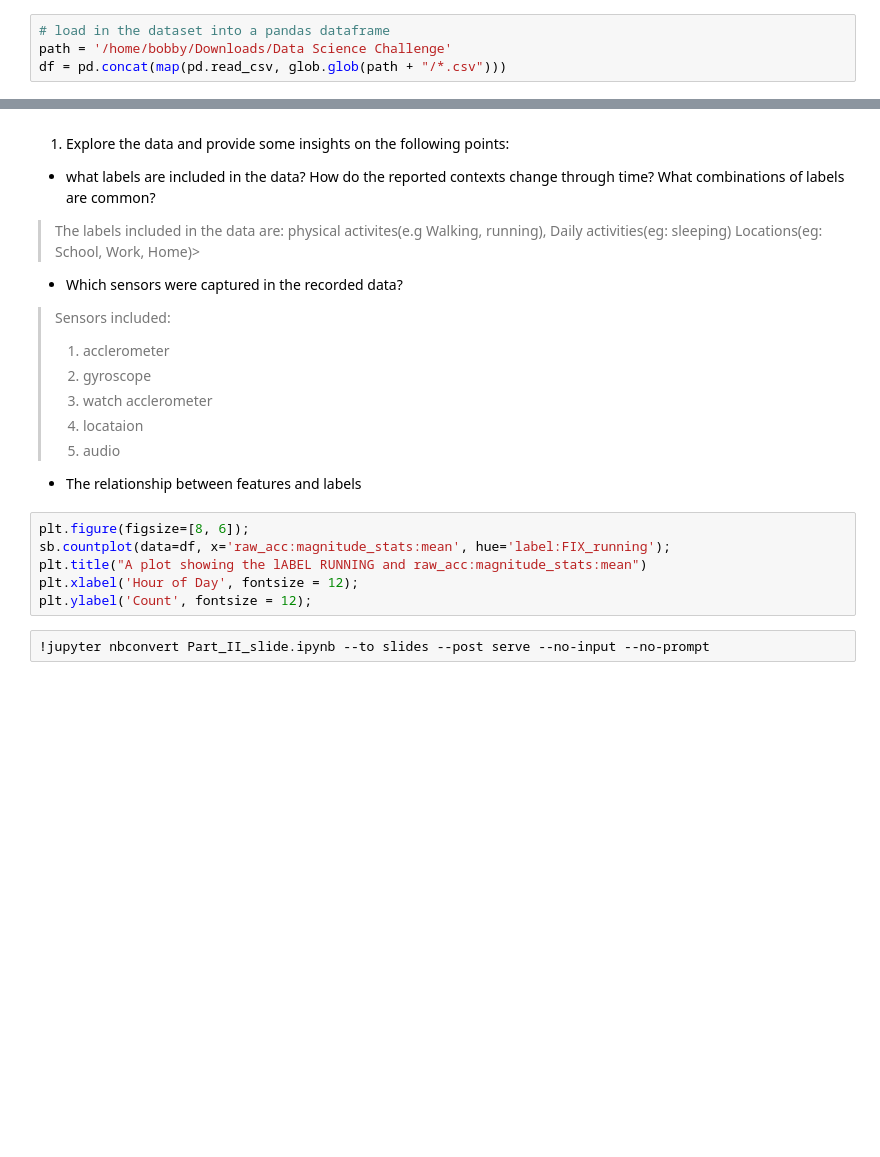
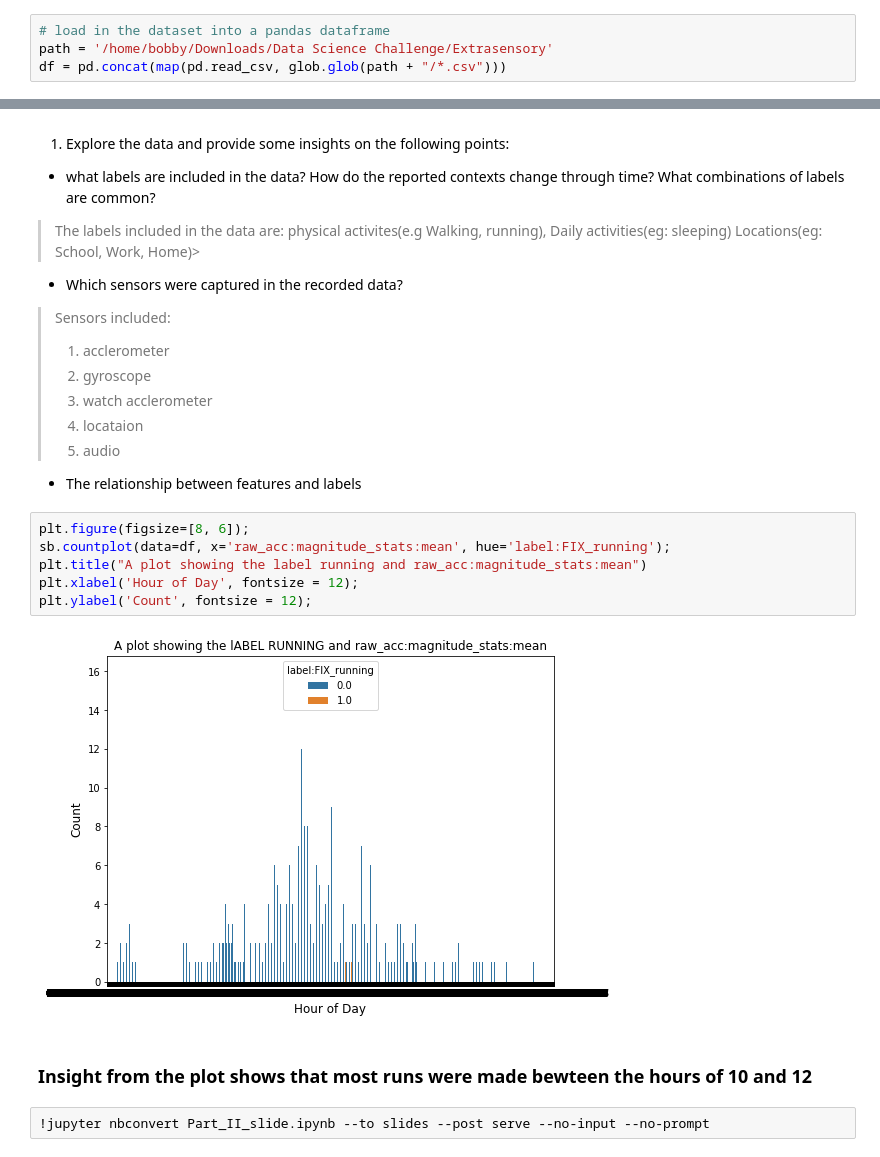
Before and after one commit to robertson-oa/DS_Challenge, a Jupyter notebook: Part_II_slide.ipynb, the cells around one changed output, grey strips where cells are left out. Saved outputs shown, nothing was run; the diff lists cells and outputs as text; blank space fills up the shorter version.

```diff
--- a/Part_II_slide.ipynb
+++ b/Part_II_slide.ipynb
@@ -30,7 +30,7 @@ base_color = sb.color_palette('colorblind')[0]
 * Wide variety of applications related to personal assistance and recommendations
 # %%
 # load in the dataset into a pandas dataframe
-path = '/home/bobby/Downloads/Data Science Challenge'
+path = '/home/bobby/Downloads/Data Science Challenge/Extrasensory'
 df = pd.concat(map(pd.read_csv, glob.glob(path + "/*.csv")))
 # %% [markdown]
 ## Smart watch Accelerometr: Walking
@@ -77,8 +77,12 @@ plt.ylabel('Proc Gyro:MagnitudeStats:TimeEntropy', fontsize = 15);
 # %%
 plt.figure(figsize=[8, 6]);
 sb.countplot(data=df, x='raw_acc:magnitude_stats:mean', hue='label:FIX_running');
-plt.title("A plot showing the lABEL RUNNING and raw_acc:magnitude_stats:mean")
+plt.title("A plot showing the label running and raw_acc:magnitude_stats:mean")
 plt.xlabel('Hour of Day', fontsize = 12);
 plt.ylabel('Count', fontsize = 12);
+# %% [output]
+[figure, added]
+# %% [markdown]
+### Insight from the plot shows that most runs were made bewteen the hours of 10 and 12
 # %%
 !jupyter nbconvert Part_II_slide.ipynb --to slides --post serve --no-input --no-prompt
```
Also changed, not shown: 3 other files.
